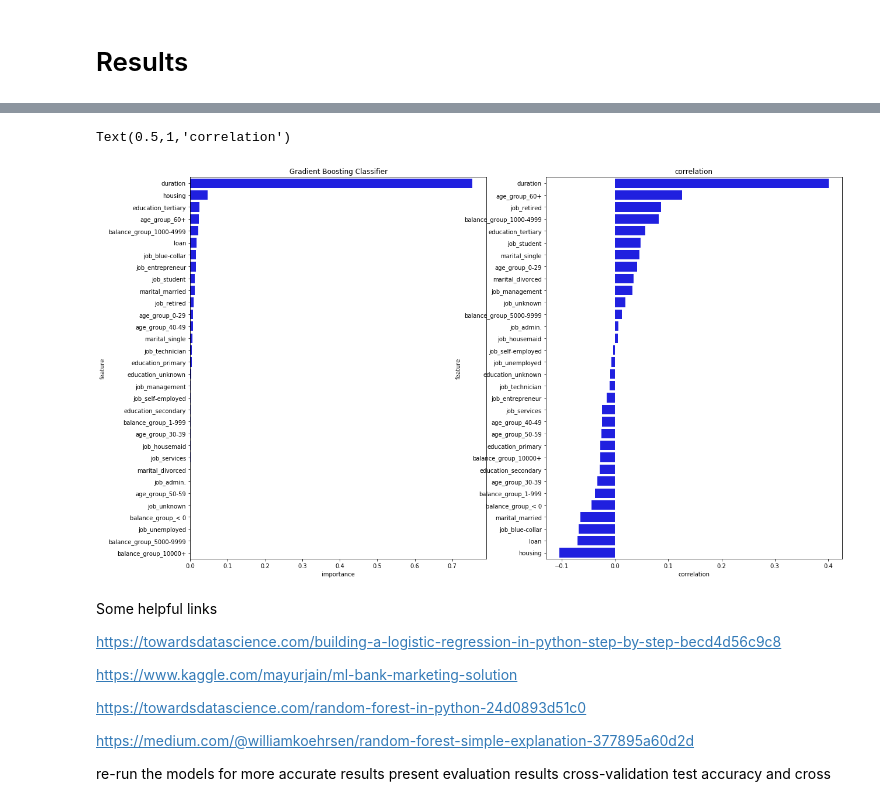
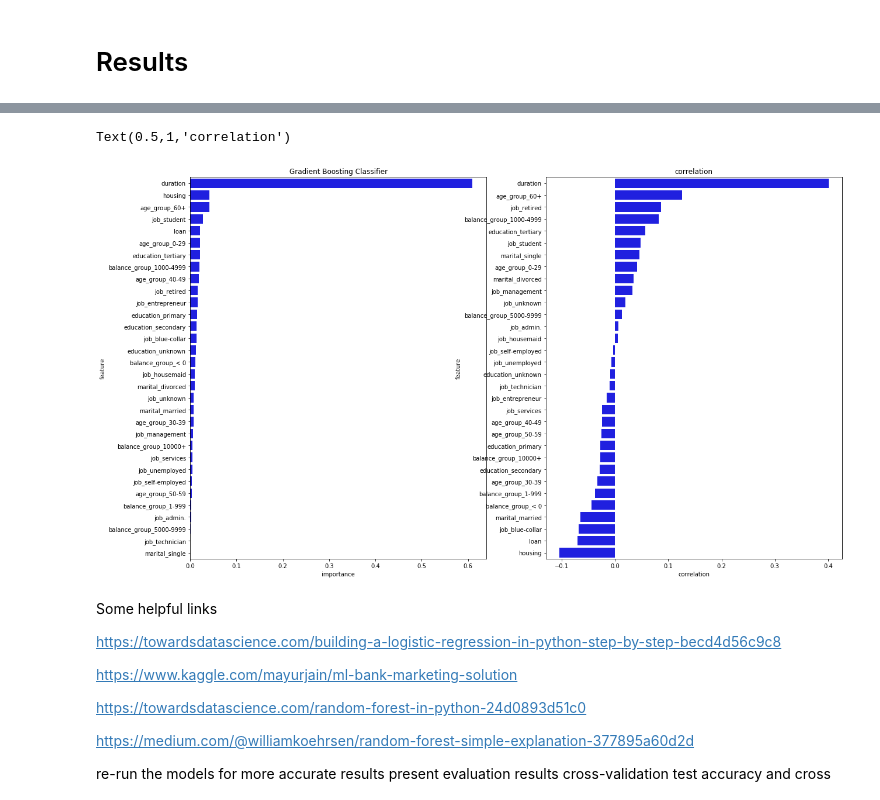
Before and after one commit to JialunC/SCS3250-final-project, a Jupyter notebook: Final_project_UofT_intro_datascience.ipynb, the cells around one changed output, grey strips where cells are left out. Saved outputs shown, nothing was run; the diff lists cells and outputs as text; code cells hidden in the pictures.

```diff
--- a/Final_project_UofT_intro_datascience.ipynb
+++ b/Final_project_UofT_intro_datascience.ipynb
@@ -675,3 +672,32 @@ X_train, X_test, y_train, y_test = model_selection.train_test_split(X, Y, test_s
+# %%
+def split_dataset_run_cross_val_and_evaluate_with_test_dataset(X, Y, classifier, name, over_sample_method=None):
+    clf = classifier
+    test_size = 0.2
+    seed = 15
+    log_cols = ['Classifier - Dataset', 'Accuracy', 'Precision Score', 'Recall Score', 'F1-Score', 'roc-auc-score']
+    result = pd.DataFrame(columns=log_cols)
+    X_train, X_test, y_train, y_test = model_selection.train_test_split(X, Y, test_size=test_size, random_state=seed)
+    if over_sample_method is not None:
+        X_train, y_train = over_sample_method.fit_sample(X_train, y_train)
+    cv_10_name = name + ' - cv'
+    cv_10_accuracy = cross_val_score(clf, X_train, y_train, scoring='accuracy', cv = 10).mean()
+    cv_10_precision = cross_val_score(clf, X_train, y_train, scoring='precision', cv = 10).mean()
+    cv_10_recall = cross_val_score(clf, X_train, y_train, scoring='recall', cv = 10).mean()
+    cv_10_f1 = cross_val_score(clf, X_train, y_train, scoring='f1', cv = 10).mean()
+    cv_10_roc_auc = cross_val_score(clf, X_train, y_train, scoring='roc_auc', cv = 10).mean()
+    cross_val_result = [cv_10_name,cv_10_accuracy,cv_10_precision,cv_10_recall,cv_10_f1,cv_10_roc_auc]
+    # fitting model
+    clf.fit(X_train,y_train)
+    test_name = name + ' - test'
+    pred=clf.predict(X_test)
+    accuracy = metrics.accuracy_score(y_test,pred)
+    precision = metrics.precision_score(y_test,pred,average='macro')
+    recall = metrics.recall_score(y_test,pred,average='macro')
+    f1_score = metrics.f1_score(y_test,pred,average='macro')
+    roc_auc = metrics.roc_auc_score(pred,y_test)
+    test_result = [test_name,accuracy,precision,recall,f1_score,roc_auc]
+    result = result.append(pd.DataFrame([cross_val_result, test_result], columns=log_cols))
+    return result, clf
 # %% [markdown]
 ### Gaussian Naive Bayes
 
@@ -773,0 +729,5 @@ log = log.append(log_entry)
+# %%
+name = 'GradientBoostingClassifier'
+GradientBoostingClassifier_clf = GradientBoostingClassifier(n_estimators=100, random_state=seed)
+result_GradientBoostingClassifier, trained_GradientBoostingClassifier_clf = split_dataset_run_cross_val_and_evaluate_with_test_dataset(X, Y, GradientBoostingClassifier_clf, name)
+result_GradientBoostingClassifier
@@ -774,4 +738,5 @@ log = log.append(log_entry)
 # %%
-res_list=list(zip(names_index, gbc.feature_importances_))
-results_gbc = pd.DataFrame(res_list,columns=['feature','importance'])
-results_gbc = results_gbc[['feature','importance']].sort_values(by='importance', ascending=False)
+res_list=list(zip(names_index, trained_GradientBoostingClassifier_clf.feature_importances_))
+importance_results_GradientBoostingClassifier = pd.DataFrame(res_list,columns=['feature','importance'])
+importance_results_GradientBoostingClassifier = importance_results_GradientBoostingClassifier[['feature','importance']].sort_values(by='importance', ascending=False)
+importance_results_GradientBoostingClassifier
@@ -947,12 +1039,12 @@ Text(0.5,1,'Decision Tree ADASYN')
 # %%
 fig, axes = plt.subplots(1,2,figsize=(20,12))
-sns.barplot(x='importance',y='feature',data=results_gbc, color='b',ci=None, ax=axes[0])
+sns.barplot(x='importance',y='feature',data=importance_results_GradientBoostingClassifier, color='b',ci=None, ax=axes[0])
 axes[0].set_title('Gradient Boosting Classifier')
 sns.barplot(x='correlation',y='feature',data=results_corr, color='b',ci=None, ax=axes[1])
 axes[1].set_title('correlation')
 # %% [output]
 Text(0.5,1,'correlation')
-[figure, old version]
+[figure, new version]
 # %% [markdown]
 Some helpful links
 
```
Also changed, not shown: parts of 38 cells of this notebook.
